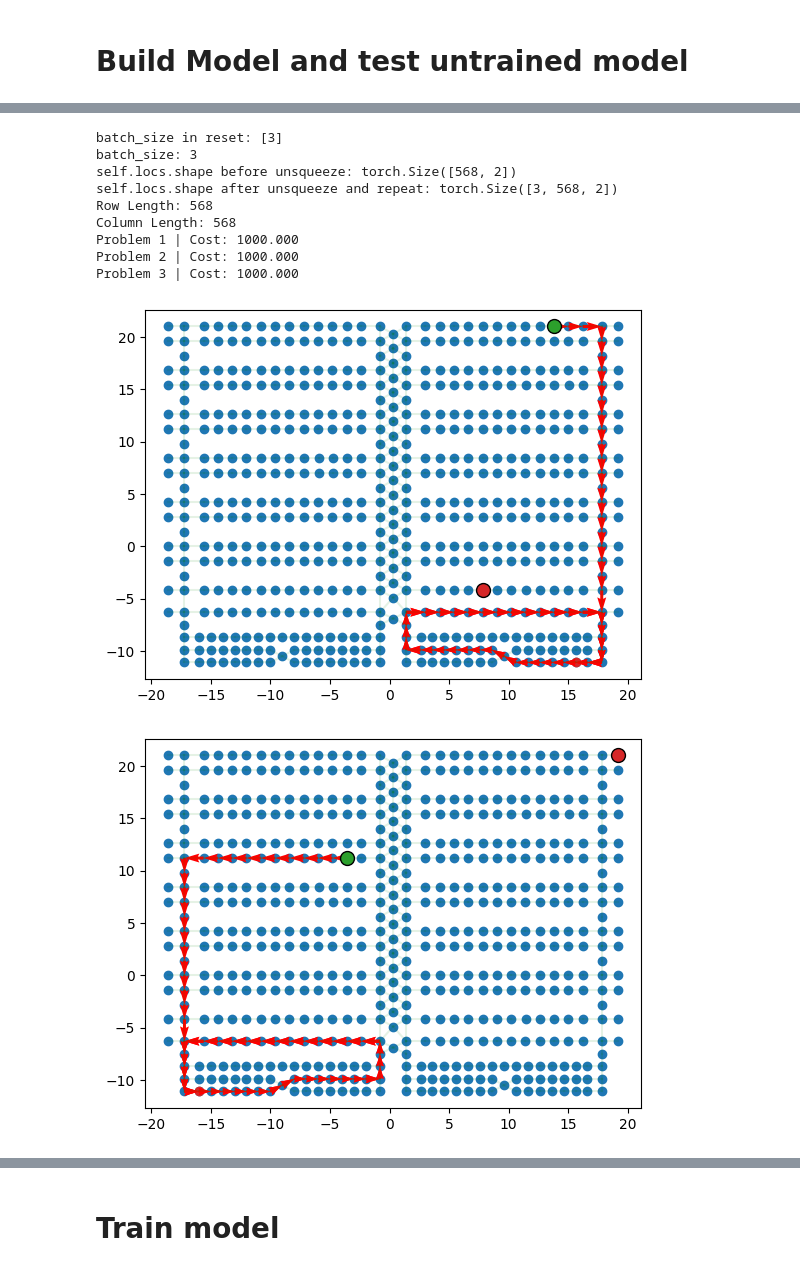
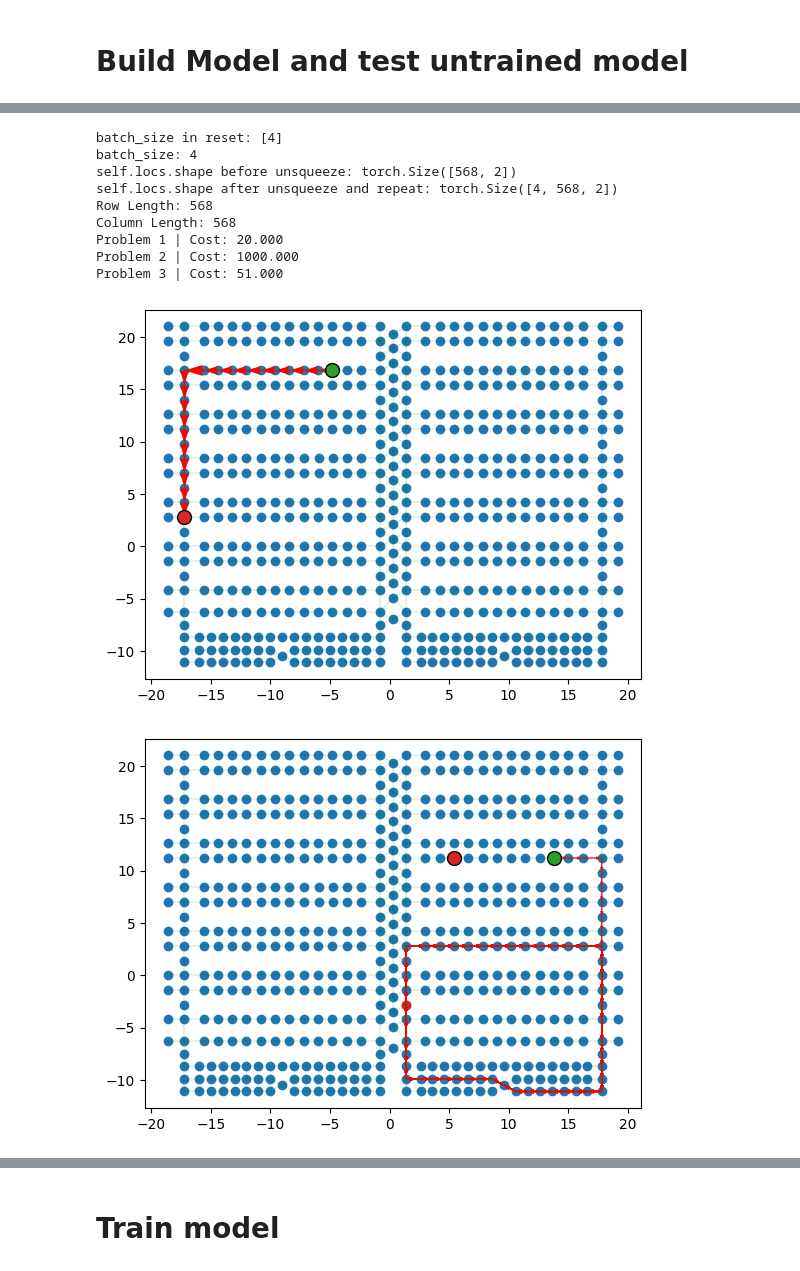
Before and after one commit to primevisiontechnology-com/res-pvt-ai4spp, a Jupyter notebook: code/TrainOnFloorplan.ipynb, the cells around one changed output, grey strips where cells are left out. Drawn from its saved outputs; the diff is of its cells as text; code cells hidden in the pictures.

```diff
--- a/code/TrainOnFloorplan.ipynb
+++ b/code/TrainOnFloorplan.ipynb
@@ -80,8 +80,8 @@ model = AttentionModel(env,
                        baseline='rollout',
                        train_data_size=100_00,
                        val_data_size=100_0,
-                       batch_size=3,
-                       val_batch_size=3,
-                       test_batch_size=3)
+                       batch_size=4,
+                       val_batch_size=4,
+                       test_batch_size=4)
 # %% [output]
 num_loc: 568
@@ -88,24 +90,24 @@ num_loc: 568
 # %%
 import torch
 device = torch.device("cuda" if torch.cuda.is_available() else "cpu")
-td_init = env.reset(batch_size=[3]).to(device)
+td_init = env.reset(batch_size=[4]).to(device)
 model = model.to(device)
 out = model(td_init.clone(), phase="test", decode_type="greedy", return_actions=True)
 actions_untrained = out["actions"].cpu().detach()
 rewards_untrained = out["reward"].cpu().detach()
 
 for i in range(3):
     print(f"Problem {i+1} | Cost: {-rewards_untrained[i]:.3f}")
     env.render(td_init[i], actions_untrained[i])
 # %% [output]
-batch_size in reset: [3]
-batch_size: 3
+batch_size in reset: [4]
+batch_size: 4
 self.locs.shape before unsqueeze: torch.Size([568, 2])
-self.locs.shape after unsqueeze and repeat: torch.Size([3, 568, 2])
+self.locs.shape after unsqueeze and repeat: torch.Size([4, 568, 2])
 Row Length: 568
 Column Length: 568
-Problem 1 | Cost: 1000.000
+Problem 1 | Cost: 20.000
 Problem 2 | Cost: 1000.000
-Problem 3 | Cost: 1000.000
+Problem 3 | Cost: 51.000
-[figure, old version]
+[figure, new version]
-[figure, old version]
+[figure, new version]
```
Also changed, not shown: parts of 11 cells of this notebook, 5 other files.
